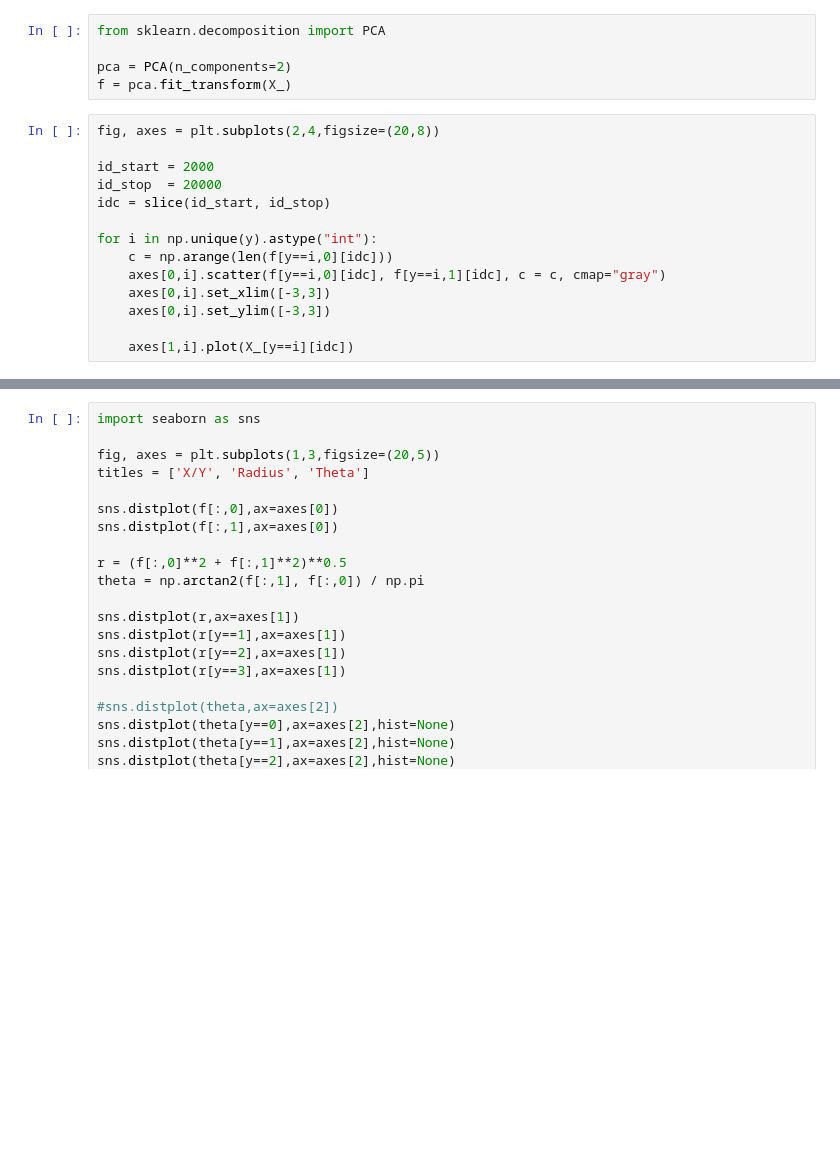
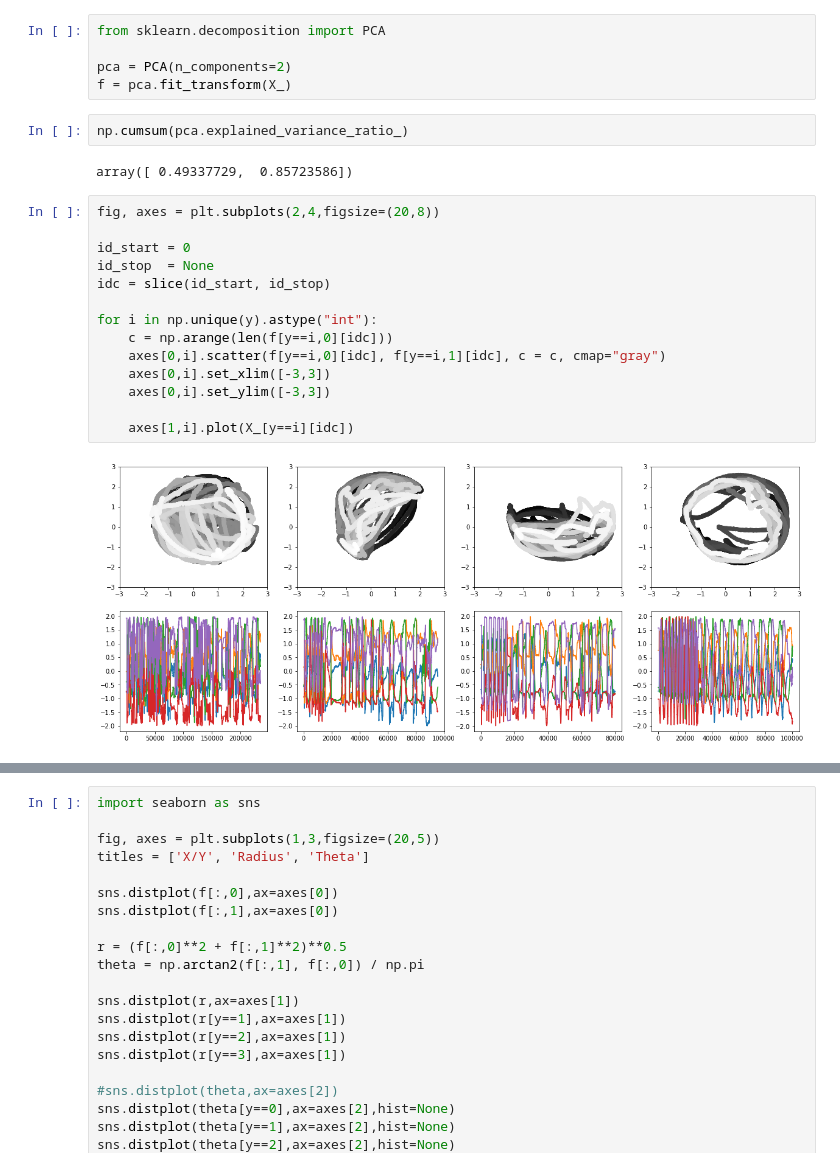
Before and after one commit to stes/sys, a Jupyter notebook: Manifold Learning for Roboy.ipynb, the cells around one changed output, grey strips where cells are left out. Cells and saved outputs as stored; diff of their text form; blank space fills up the shorter version.

```diff
--- a/Manifold Learning for Roboy.ipynb
+++ b/Manifold Learning for Roboy.ipynb
@@ -101,20 +74,26 @@ from sklearn.decomposition import PCA
 
 pca = PCA(n_components=2)
 f = pca.fit_transform(X_)
+# %%
+np.cumsum(pca.explained_variance_ratio_)
+# %% [output]
+array([ 0.49337729,  0.85723586])
 # %%
 fig, axes = plt.subplots(2,4,figsize=(20,8))
 
-id_start = 2000
-id_stop  = 20000
+id_start = 0
+id_stop  = None
 idc = slice(id_start, id_stop)
 
 for i in np.unique(y).astype("int"):
     c = np.arange(len(f[y==i,0][idc]))
     axes[0,i].scatter(f[y==i,0][idc], f[y==i,1][idc], c = c, cmap="gray")
     axes[0,i].set_xlim([-3,3])
     axes[0,i].set_ylim([-3,3])
 
     axes[1,i].plot(X_[y==i][idc])
+# %% [output]
+[figure, added]
 # %%
 plt.figure(figsize=(20,20))
 plt.scatter(f[:,0], f[:,1], c = y)
```
Also changed, not shown: parts of 9 cells of this notebook, 2 other files.
